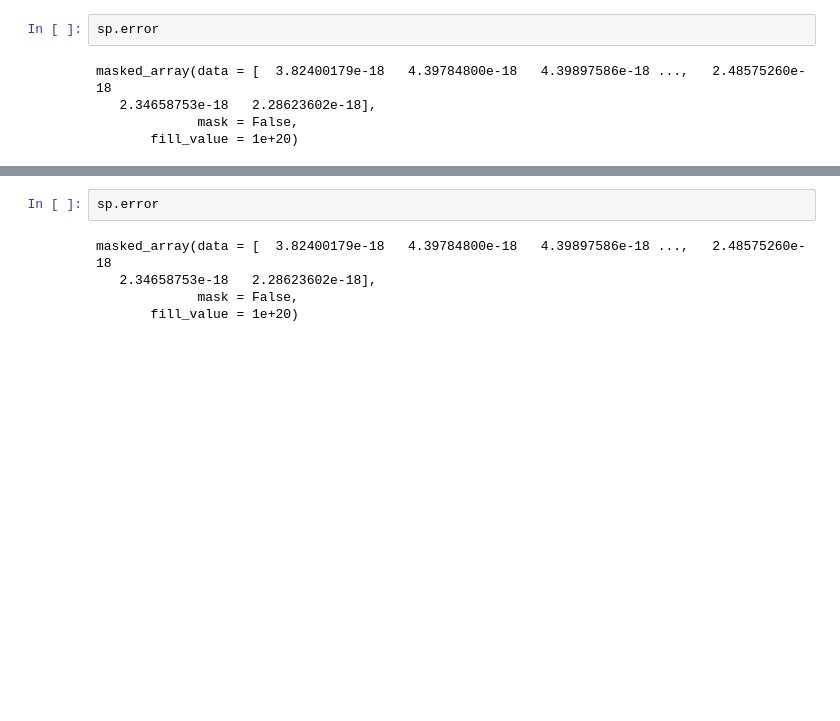
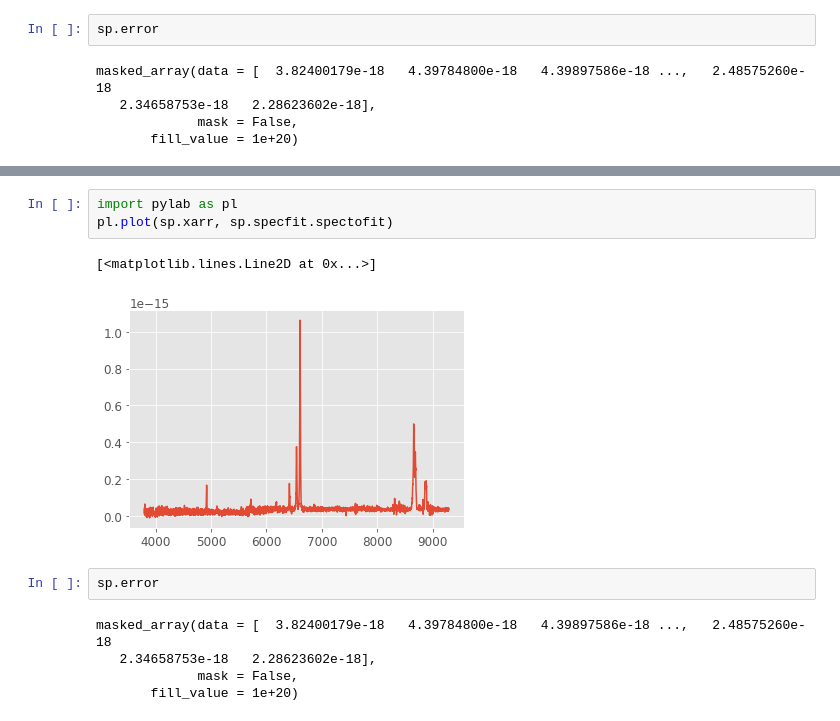
Before and after one commit to granttremblay/question_for_adam, a Jupyter notebook: PKS1017_Analysis.ipynb, the cells around one changed output, grey strips where cells are left out. Drawn from its saved outputs; the diff is of its cells as text; blank space fills up the shorter version.

```diff
--- a/PKS1017_Analysis.ipynb
+++ b/PKS1017_Analysis.ipynb
@@ -308,3 +334,9 @@ INFO: Renormalizing data by factor 3.248316e-17 to improve fitting procedure [py
+# %%
+import pylab as pl
+pl.plot(sp.xarr, sp.specfit.spectofit)
+# %% [output]
+[<matplotlib.lines.Line2D at 0x...>]
+[figure, added]
 # %%
 sp.error
 # %% [output]
```
Also changed, not shown: parts of 12 cells of this notebook.
